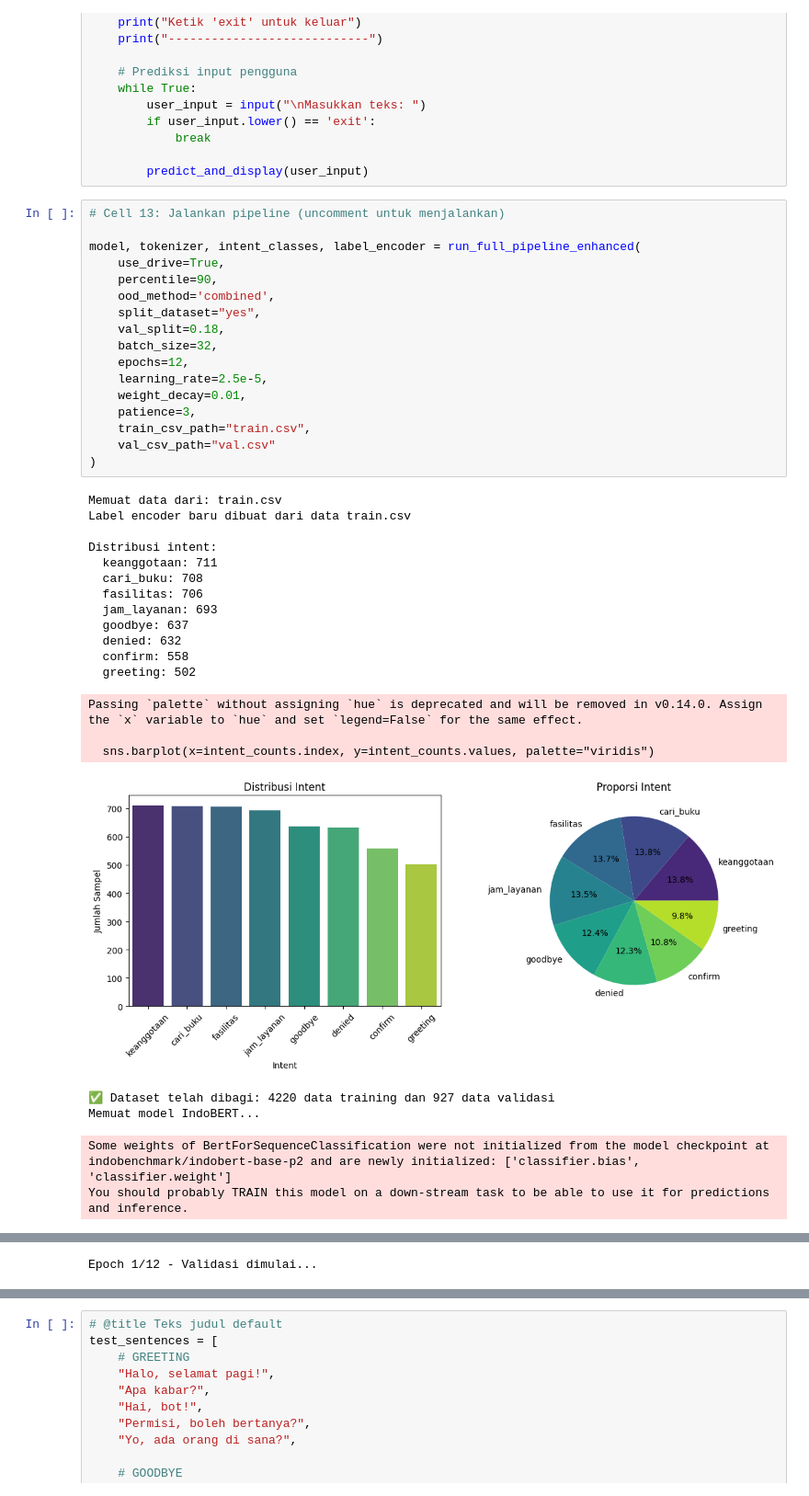
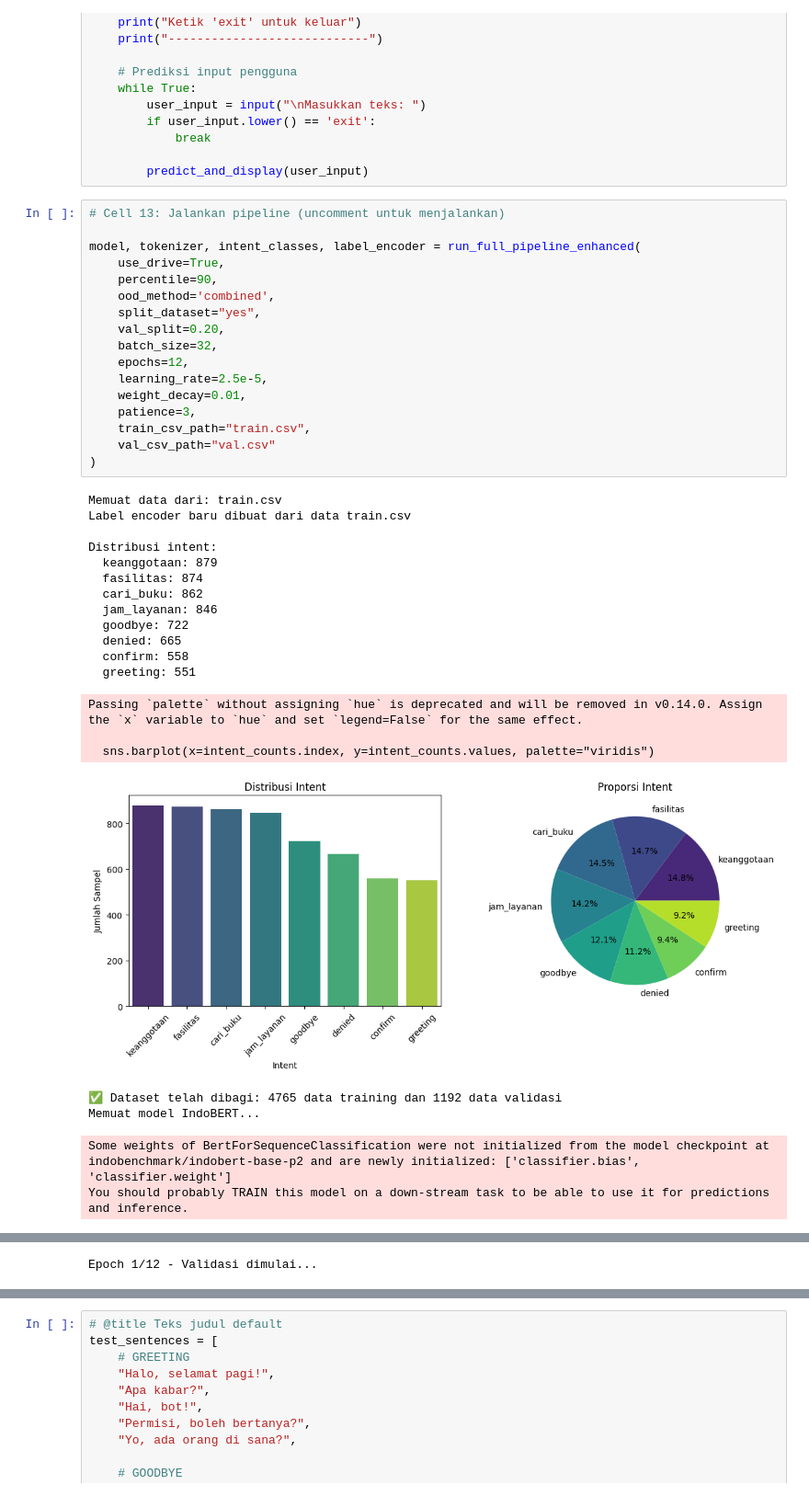
Before and after one commit to HaqTetsuya/ChatbotPerpusBipa, a Jupyter notebook: IndobertPerpusChatbot.ipynb, the cells around one changed output, grey strips where cells are left out. Shown: that part at 92% size. Saved outputs shown, nothing was run; the diff lists cells and outputs as text.

```diff
--- a/IndobertPerpusChatbot.ipynb
+++ b/IndobertPerpusChatbot.ipynb
@@ -1340,38 +1334,38 @@ def run_prediction_demo_enhanced(model=None, tokenizer=None, intent_classes=None
 # %%
 # Cell 13: Jalankan pipeline (uncomment untuk menjalankan)
 
 model, tokenizer, intent_classes, label_encoder = run_full_pipeline_enhanced(
     use_drive=True,
     percentile=90,
     ood_method='combined',
     split_dataset="yes",
-    val_split=0.18,
+    val_split=0.20,
     batch_size=32,
     epochs=12,
     learning_rate=2.5e-5,
     weight_decay=0.01,
     patience=3,
     train_csv_path="train.csv",
     val_csv_path="val.csv"
 )
 # %% [output]
 Memuat data dari: train.csv
 Label encoder baru dibuat dari data train.csv
 
 Distribusi intent:
-  keanggotaan: 711
-  cari_buku: 708
-  fasilitas: 706
-  jam_layanan: 693
-  goodbye: 637
-  denied: 632
+  keanggotaan: 879
+  fasilitas: 874
+  cari_buku: 862
+  jam_layanan: 846
+  goodbye: 722
+  denied: 665
   confirm: 558
-  greeting: 502
+  greeting: 551
 Passing `palette` without assigning `hue` is deprecated and will be removed in v0.14.0. Assign the `x` variable to `hue` and set `legend=False` for the same effect.
 
   sns.barplot(x=intent_counts.index, y=intent_counts.values, palette="viridis")
-[figure, old version]
+[figure, new version]
-✅ Dataset telah dibagi: 4220 data training dan 927 data validasi
+✅ Dataset telah dibagi: 4765 data training dan 1192 data validasi
 Memuat model IndoBERT...
 Some weights of BertForSequenceClassification were not initialized from the model checkpoint at indobenchmark/indobert-base-p2 and are newly initialized: ['classifier.bias', 'classifier.weight']
 You should probably TRAIN this model on a down-stream task to be able to use it for predictions and inference.
```
Also changed, not shown: parts of 7 cells of this notebook.
